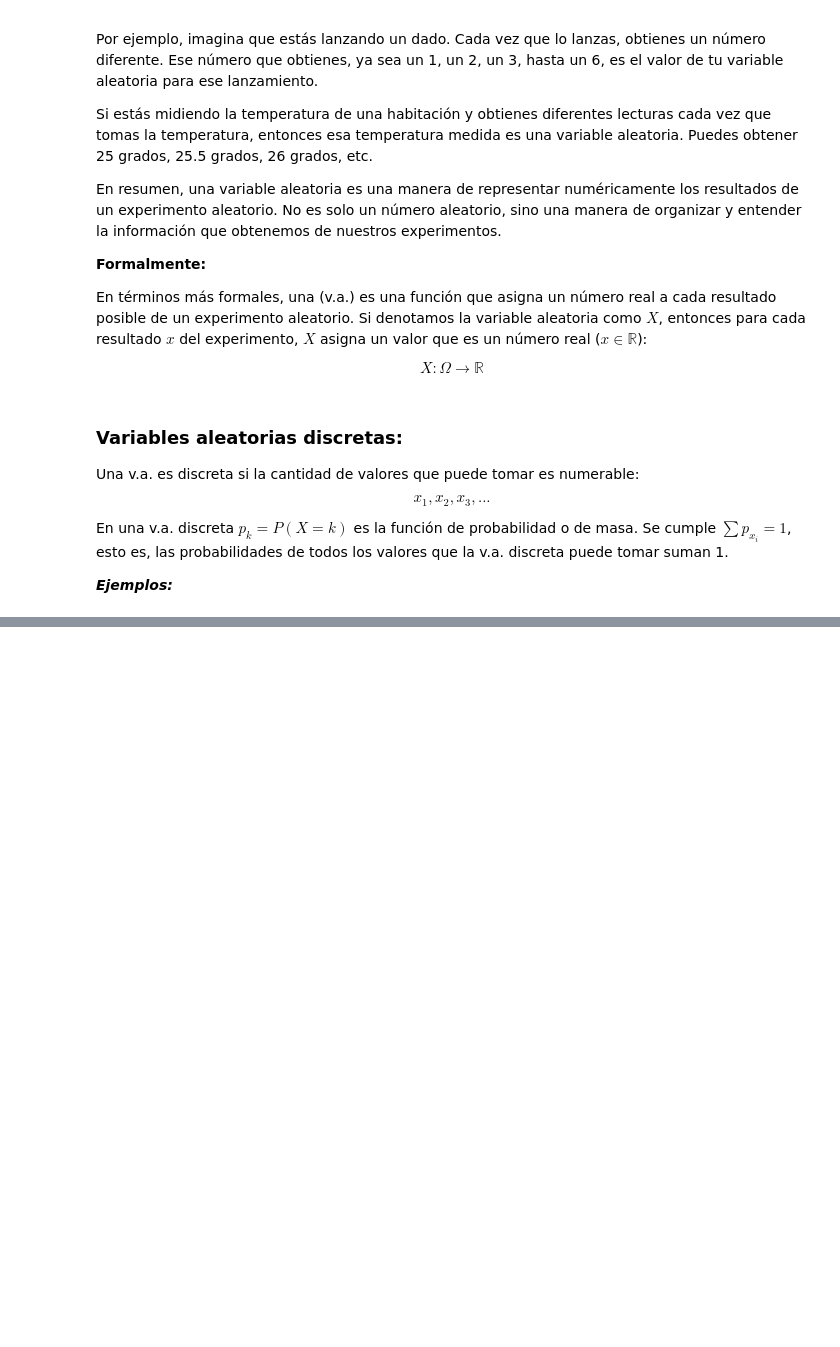
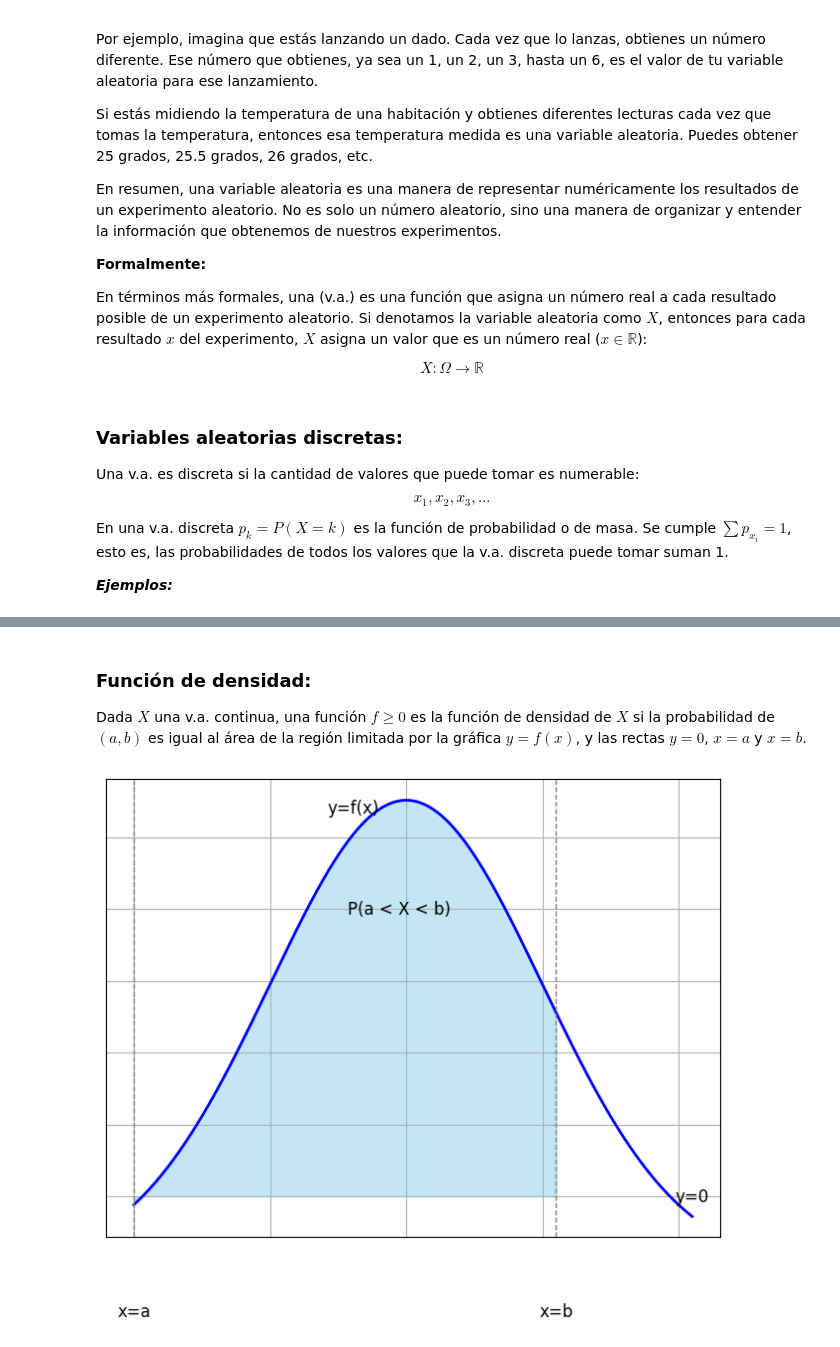
Before and after one commit to ednavivianasegura/Curso_PLN, a Jupyter notebook: PLN_EDNA.ipynb, the cells around one changed output, grey strips where cells are left out. Drawn from its saved outputs; the diff is of its cells as text; code cells hidden in the pictures; blank space fills up the shorter version.

```diff
--- a/PLN_EDNA.ipynb
+++ b/PLN_EDNA.ipynb
@@ -2060,0 +2074,54 @@ En una v.a. discreta $ p_{k}= P(X=k)$ es la función de probabilidad o de masa.
+# %% [markdown]
+### Función de densidad:
+
+Dada $X$ una v.a. continua, una función $f\geq0$ es la función de densidad de $X$ si la probabilidad de $(a,b)$ es igual al área de la región limitada por la gráfica $y=f(x)$, y las rectas $y=0$, $x=a$ y $x=b$.
+# %%
+# @title función de densidad { vertical-output: true, display-mode: "form" }
+# Definir la función de densidad de probabilidad (PDF)
+def f(x):
+    # Puedes definir tu propia función de densidad aquí
+    # Por ejemplo, una distribución normal estándar
+    return np.exp(-x**2 / 2) / np.sqrt(3 * np.pi)
+
+# Definir los límites del intervalo [a, b]
+a = -2
+b = 2.1
+
+# Generar valores de x en el intervalo [a, b]
+x_values = np.linspace(a, b, 1000)
+
+# Calcular los valores de y = f(x)
+y_values = f(x_values)
+
+# Crear la gráfica
+plt.figure(figsize=(8, 6))
+
+# Graficar la función de densidad de probabilidad (PDF)
+plt.plot(x_values, y_values, 'b-', linewidth=2)
+
+# Rellenar el área bajo la curva entre x=a y x=b
+plt.fill_between(x_values, 0.05, y_values, where=(x_values >= a-1) & (x_values <= b-1), color='skyblue', alpha=0.5)
+
+# Líneas verticales en x=a y x=b
+plt.axvline(x=a, color='gray', linestyle='--', linewidth=1)
+plt.axvline(x=b-1, color='gray', linestyle='--', linewidth=1)
+
+# Eliminar los ticks de los ejes x e y
+plt.tick_params(axis='x', which='both', bottom=False, top=False, labelbottom=False)
+plt.tick_params(axis='y', which='both', left=False, right=False, labelleft=False)
+
+# Agregar texto en x=-2 (x=a) y x=2 (x=b)
+plt.text(a, -0.03, 'x=a', ha='center', va='center', color='black', fontsize=12)
+plt.text(b-1, -0.03, 'x=b', ha='center', va='center', color='black', fontsize=12)
+
+plt.text(-0.39, 0.32, 'y=f(x)', ha='center', va='center', color='black', fontsize=12)
+
+plt.text(-0.05, 0.25, 'P(a < X < b)', ha='center', va='center', color='black', fontsize=12)
+
+plt.text(2.1, 0.05, 'y=0', ha='center', va='center', color='black', fontsize=12)
+
+# Mostrar la gráfica
+plt.grid(True)
+plt.show()
+# %% [output]
+[figure, added]
```
Also changed, not shown: parts of 8 cells of this notebook.
